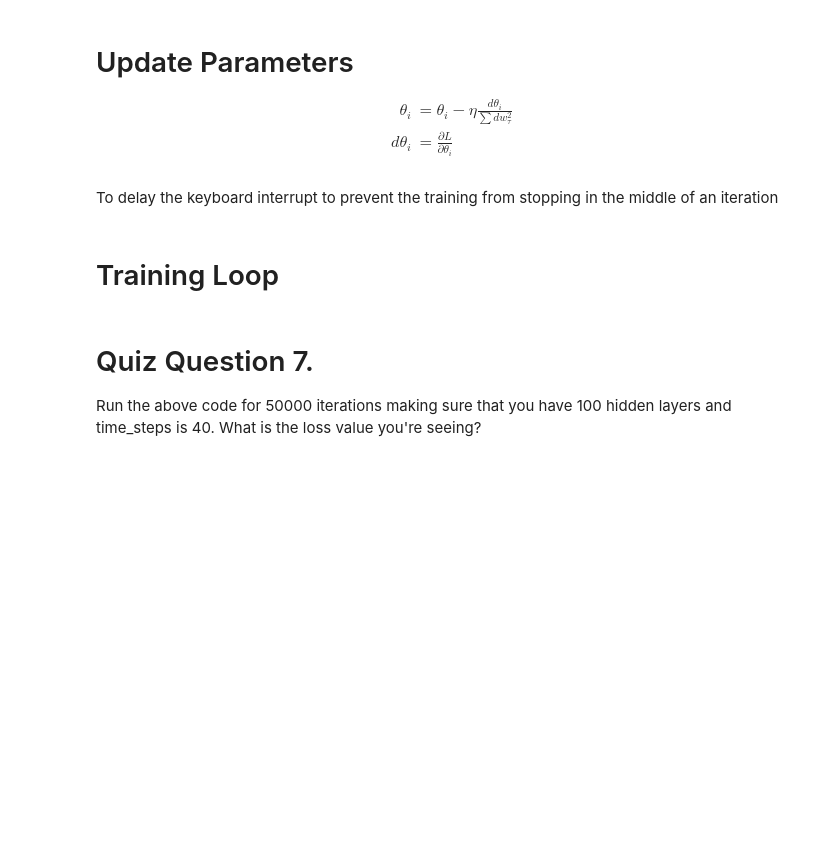
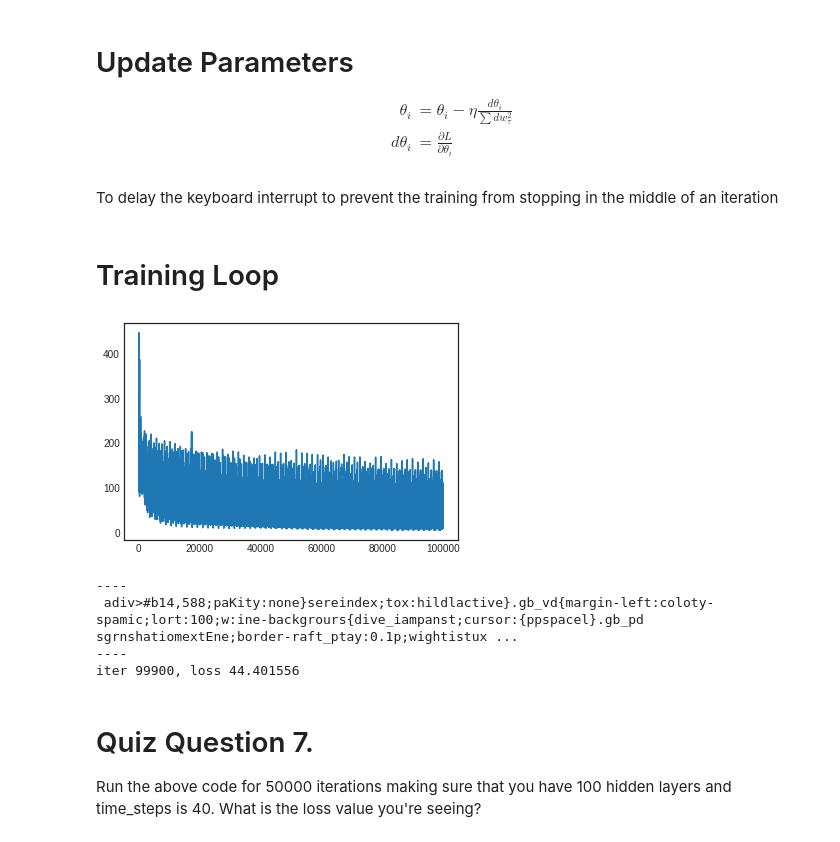
Before and after one commit to sambitdash/EVA-2, a Jupyter notebook: Phase-2/Session-3/EVA_P2S3.ipynb, the cells around one changed output. Drawn from its saved outputs; the diff is of its cells as text; code cells hidden in the pictures; blank space fills up the shorter version.

```diff
--- a/Phase-2/Session-3/EVA_P2S3.ipynb
+++ b/Phase-2/Session-3/EVA_P2S3.ipynb
@@ -145,15 +176,13 @@ def forward(x, h_prev, C_prev, p = parameters):
     assert C_prev.shape == (Hidden_Layer_size, 1)
 
     z = np.row_stack((h_prev, x))
-    f = # write your code here
-    i = # write your code here
-    C_bar = # write your code here
-
-    C = # write your code here
-    o = # write your code here
-    h = # write your code here
-
-    v = # write your code here
+    f = sigmoid(np.add(np.dot(p.W_f.v, z), p.b_f.v))# write your code here
+    i = sigmoid(np.add(np.dot(p.W_i.v, z), p.b_i.v))# write your code here
+    C_bar = tanh(np.add(np.dot(p.W_C.v, z), p.b_C.v))# write your code here
+    C = np.add(f*C_prev, i*C_bar)# write your code here
+    o = sigmoid(np.add(np.dot(p.W_o.v, z), p.b_o.v))# write your code here
+    h = o*tanh(C)# write your code here
+    v = np.add(np.dot(p.W_v.v, h), p.b_v.v) # write your code here
     y = np.exp(v) / np.sum(np.exp(v)) #softmax
 
     return z, f, i, C_bar, C, o, h, v, y
@@ -348,14 +393,14 @@ def update_status(inputs, h_prev, C_prev):
 \theta_i &= \theta_i - \eta\frac{d\theta_i}{\sum dw_{\tau}^2} \\
 d\theta_i &= \frac{\partial L}{\partial \theta_i}
 \end{align}
+# %% [markdown]
+To delay the keyboard interrupt to prevent the training from stopping in the middle of an iteration
 # %%
 def update_paramters(params = parameters):
     for p in params.all():
         p.m += p.d * p.d # Calculate sum of gradients
         #print(learning_rate * dparam)
         p.v += -(learning_rate * p.d / np.sqrt(p.m + 1e-8))
-# %% [markdown]
-To delay the keyboard interrupt to prevent the training from stopping in the middle of an iteration
 # %%
 # Exponential average of loss
 # Initialize to a error of a random model
@@ -368,6 +413,43 @@ plot_iter = np.zeros((0))
 plot_loss = np.zeros((0))
 # %% [markdown]
 # Training Loop
+# %%
+iter = 50000
+while iter > 0:
+  # Reset
+    if pointer + Time_steps >= len(data) or iteration == 0:
+        g_h_prev = np.zeros((Hidden_Layer_size, 1))
+        g_C_prev = np.zeros((Hidden_Layer_size, 1))
+        pointer = 0
+
+
+    inputs = ([char_to_idx[ch]
+              for ch in data[pointer: pointer + Time_steps]])
+    targets = ([char_to_idx[ch]
+              for ch in data[pointer + 1: pointer + Time_steps + 1]])
+
+    loss, g_h_prev, g_C_prev = \
+      forward_backward(inputs, targets, g_h_prev, g_C_prev)
+    smooth_loss = smooth_loss * 0.999 + loss * 0.001
+
+    # Print every hundred steps
+    if iteration % 100 == 0:
+        update_status(inputs, g_h_prev, g_C_prev)
+
+    update_paramters()
+
+    plot_iter = np.append(plot_iter, [iteration])
+    plot_loss = np.append(plot_loss, [loss])
+
+    pointer += Time_steps
+    iteration += 1
+    iter = iter -1
+# %% [output]
+[figure, added]
+----
+ adiv>#b14,588;paKity:none}sereindex;tox:hildlactive}.gb_vd{margin-left:coloty-spamic;lort:100;w:ine-backgrours{dive_iampanst;cursor:{ppspacel}.gb_pd sgrnshatiomextEne;border-raft_ptay:0.1p;wightistux ...
+----
+iter 99900, loss 44.401556
 # %%
 iter = 1000
 while iter > 0:
```
Also changed, not shown: parts of 17 cells of this notebook.
